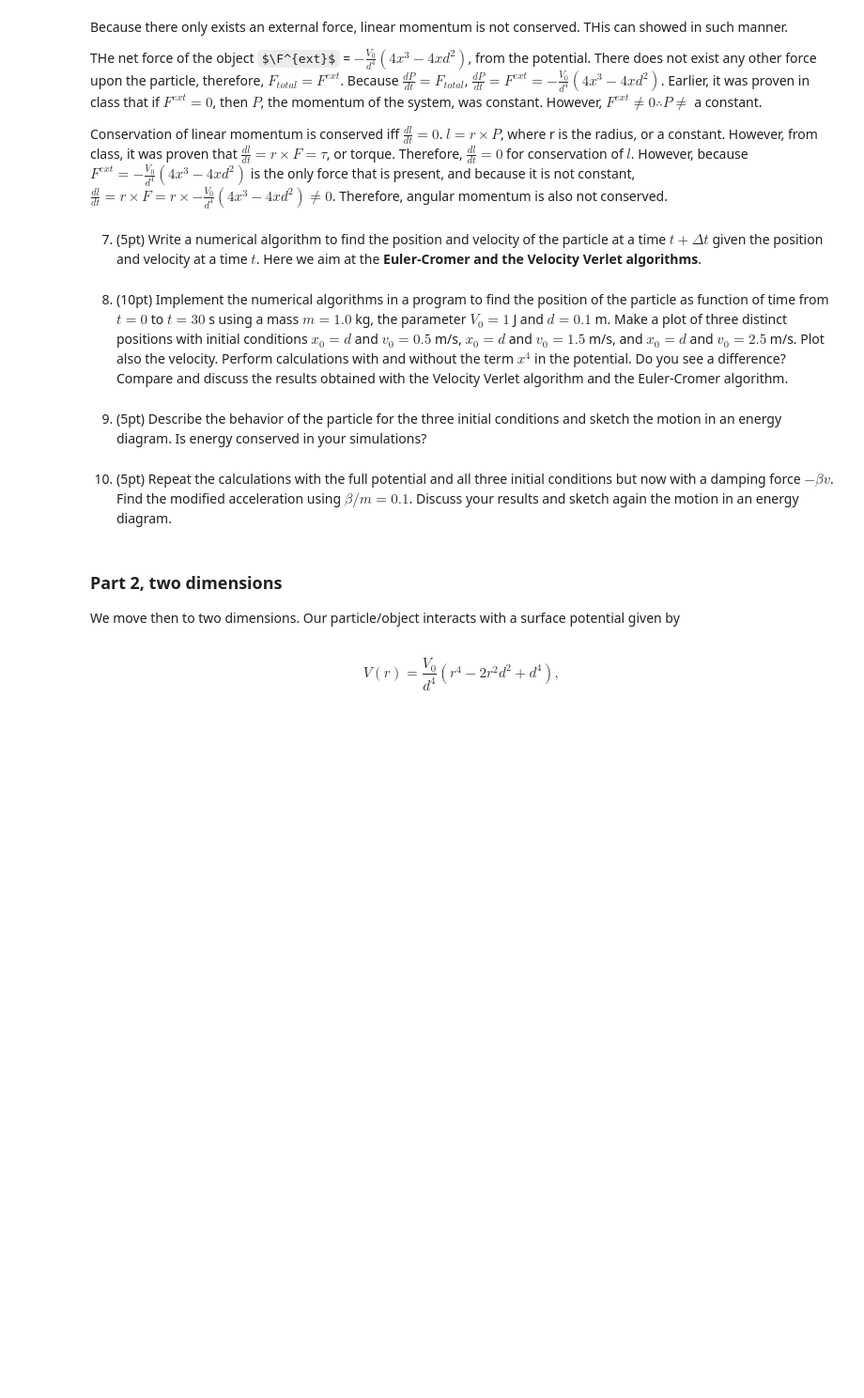
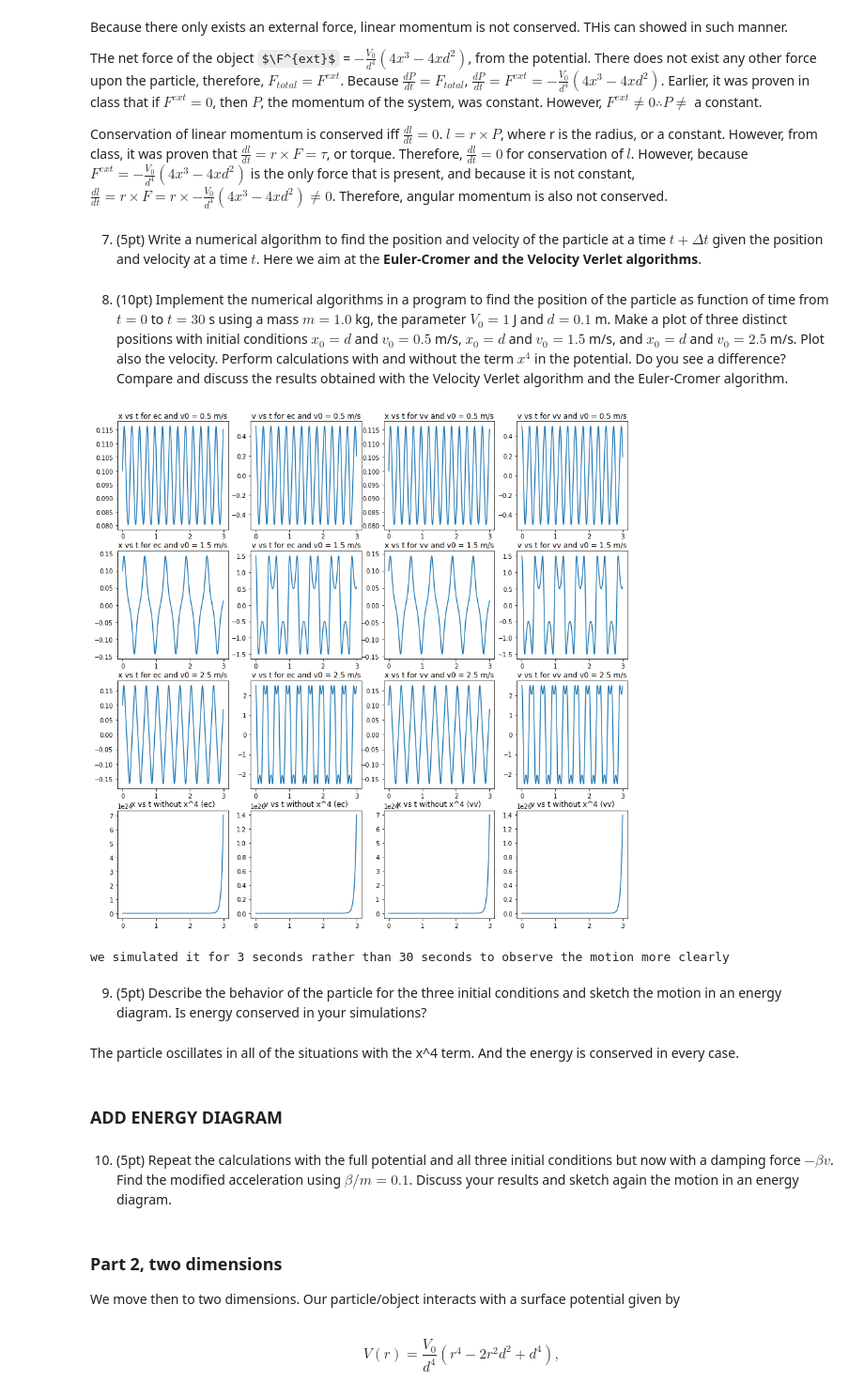
Before and after one commit to hadi41/PHY_321_Midterm_1, a Jupyter notebook: Main_file.ipynb, the cells around one changed output. Shown at 94% size. Cells and saved outputs as stored; diff of their text form; code cells hidden in the pictures; some formulas as TeX source; blank space fills up the shorter version.

```diff
--- a/Main_file.ipynb
+++ b/Main_file.ipynb
@@ -169,7 +215,77 @@ Conservation of linear momentum is conserved iff $\frac{dl}{dt} = 0$. $l = r \ti
 # %% [markdown]
 8. (10pt) Implement the numerical algorithms in a program to find the position of the particle as function of time from $t=0$ to $t=30$ s using a mass  $m=1.0$ kg, the parameter $V_0=1$ J and $d=0.1$ m. Make a plot of three distinct positions with initial conditions $x_0=d$ and $v_0=0.5$ m/s, $x_0=d$ and $v_0=1.5$ m/s, and $x_0=d$ and $v_0=2.5$ m/s. Plot also the velocity.  Perform calculations with and without the term $x^4$ in the potential. Do you see a difference? Compare and discuss the results obtained with the Velocity Verlet algorithm and the Euler-Cromer algorithm.
+# %%
+def a(r,v,t,m,V0,d):
+    return -4*V0/m/d**4*(np.linalg.norm(r)**2 - d**2) * r
+
+t = np.arange(0,3,0.001)
+
+x1, v1 = euler_cromer(a,0.1,0.5,t,[1,1,0.1])
+x2, v2 = euler_cromer(a,0.1,1.5,t,[1,1,0.1])
+x3, v3 = euler_cromer(a,0.1,2.5,t,[1,1,0.1])
+
+import matplotlib.pyplot as plt
+%matplotlib inline
+
+fig, ax = plt.subplots(4,4,figsize=(15,15))
+ax[0,0].plot(t,x1)
+ax[0,0].set_title('x vs t for ec and v0 = 0.5 m/s')
+ax[0,1].plot(t,v1)
+ax[0,1].set_title('v vs t for ec and v0 = 0.5 m/s')
+ax[1,0].plot(t,x2)
+ax[1,0].set_title('x vs t for ec and v0 = 1.5 m/s')
+ax[1,1].plot(t,v2)
+ax[1,1].set_title('v vs t for ec and v0 = 1.5 m/s')
+ax[2,0].plot(t,x3)
+ax[2,0].set_title('x vs t for ec and v0 = 2.5 m/s')
+ax[2,1].plot(t,v3)
+ax[2,1].set_title('v vs t for ec and v0 = 2.5 m/s')
+
+x4, v4 = velocity_verlet(a,0.1,0.5,t,[1,1,0.1])
+x5, v5 = velocity_verlet(a,0.1,1.5,t,[1,1,0.1])
+x6, v6 = velocity_verlet(a,0.1,2.5,t,[1,1,0.1])
+
+ax[0,2].plot(t,x4)
+ax[0,2].set_title('x vs t for vv and v0 = 0.5 m/s')
+ax[0,3].plot(t,v4)
+ax[0,3].set_title('v vs t for vv and v0 = 0.5 m/s')
+ax[1,2].plot(t,x5)
+ax[1,2].set_title('x vs t for vv and v0 = 1.5 m/s')
+ax[1,3].plot(t,v5)
+ax[1,3].set_title('v vs t for vv and v0 = 1.5 m/s')
+ax[2,2].plot(t,x6)
+ax[2,2].set_title('x vs t for vv and v0 = 2.5 m/s')
+ax[2,3].plot(t,v6)
+ax[2,3].set_title('v vs t for vv and v0 = 2.5 m/s')
+
+def a_divergent(r,v,t,m,V0,d):
+    return -4*V0/m/d**4*( - d**2) * r
+
+xdec, vdec = euler_cromer(a_divergent,0.1,0.5,t,[1,1,0.1])
+
+ax[3,0].plot(t,xdec)
+ax[3,0].set_title('x vs t without x^4 (ec)')
+ax[3,1].plot(t,vdec)
+ax[3,1].set_title('v vs t without x^4 (ec)')
+
+xdvv, vdvv = velocity_verlet(a_divergent,0.1,0.5,t,[1,1,0.1])
+
+ax[3,2].plot(t,xdvv)
+ax[3,2].set_title('x vs t without x^4 (vv)')
+ax[3,3].plot(t,vdvv)
+ax[3,3].set_title('v vs t without x^4 (vv)')
+
+plt.show()
+print('we simulated it for 3 seconds rather than 30 seconds to observe the motion more clearly')
+# %% [output]
+[figure, added]
+we simulated it for 3 seconds rather than 30 seconds to observe the motion more clearly
 # %% [markdown]
 9. (5pt) Describe the behavior of the particle for the three initial conditions  and sketch the motion in an energy diagram. Is energy conserved in your simulations?
+# %% [markdown]
+The particle oscillates in all of the situations with the x^4 term. And the energy is conserved in every case.
+# %% [markdown]
+### ADD ENERGY DIAGRAM
 # %% [markdown]
 10. (5pt) Repeat the calculations with the full potential and all three initial conditions but now with a damping force $-\beta v$. Find the modified acceleration using $\beta/m=0.1$. Discuss your results and sketch again the motion in an energy diagram.
 # %% [markdown]
```
Also changed, not shown: parts of 4 cells of this notebook.
